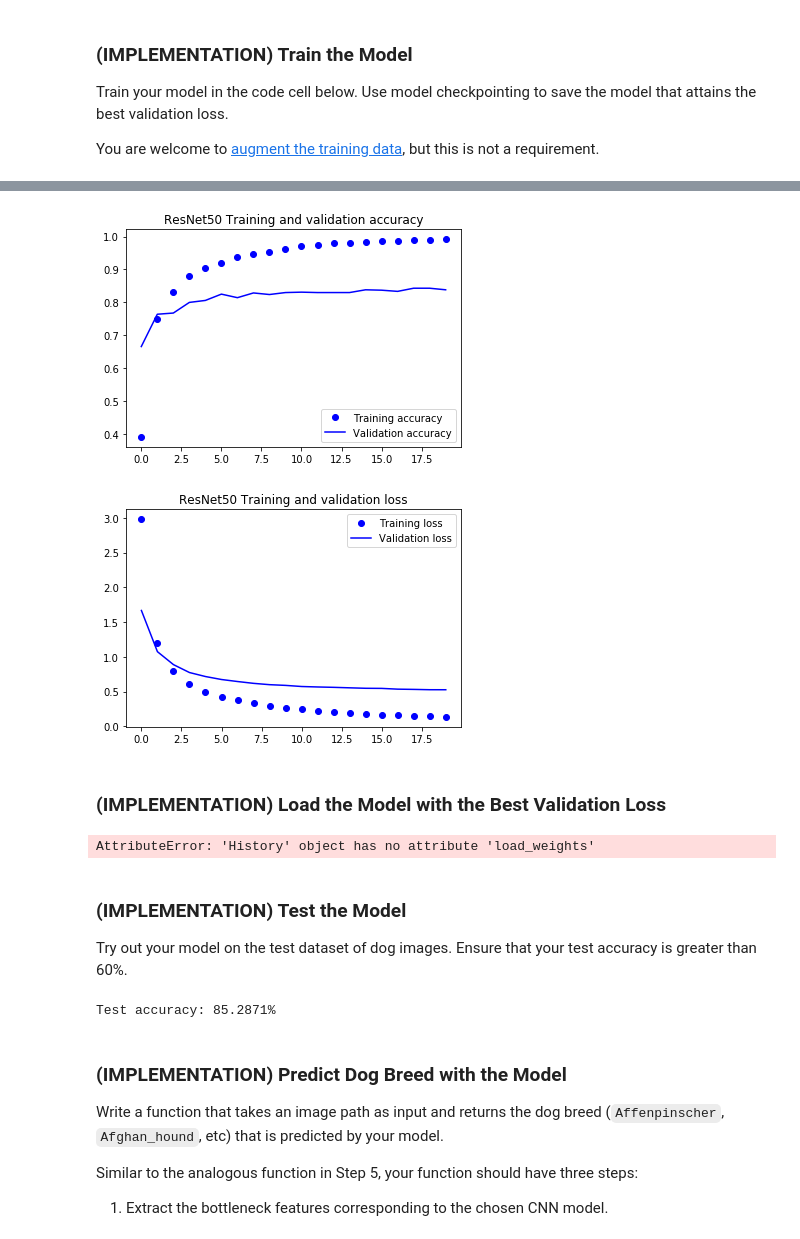
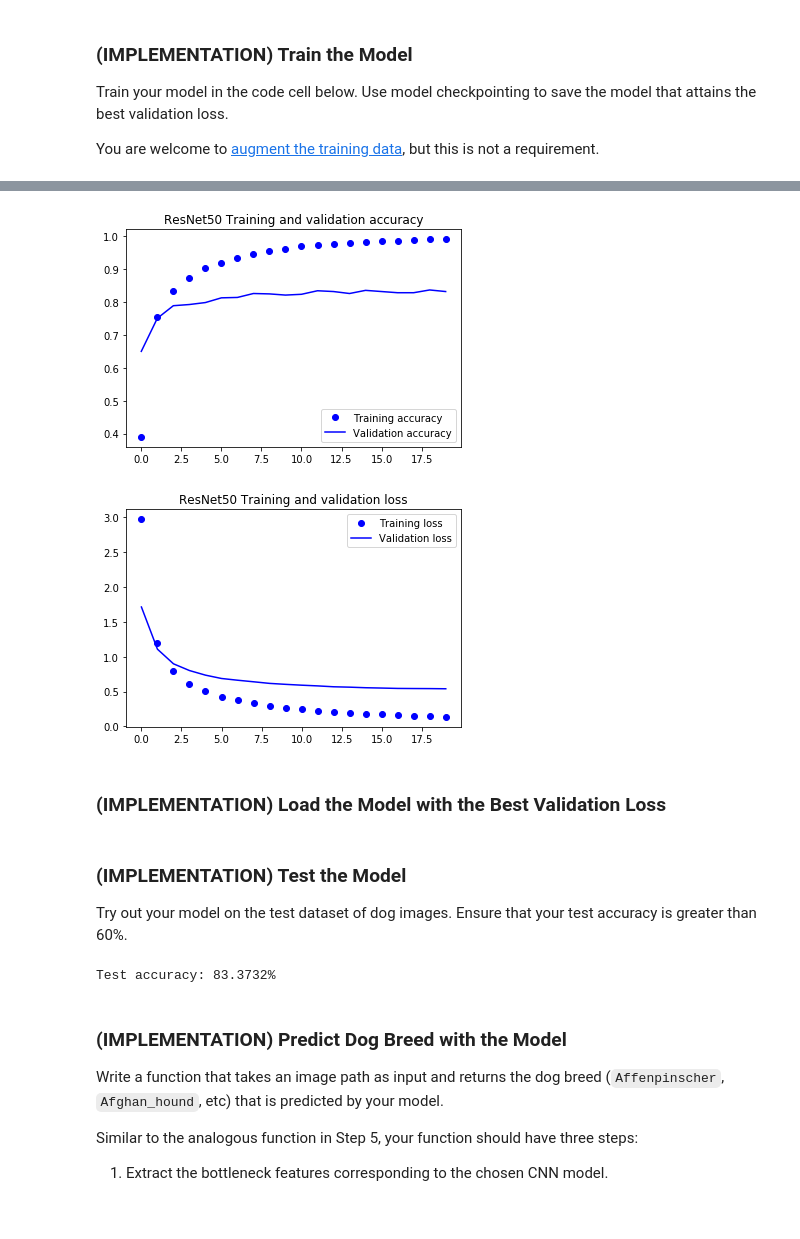
Before and after one commit to yujieguo2018/Dog_Breed, a Jupyter notebook: dog_app.ipynb, the cells around one changed output, grey strips where cells are left out. Saved outputs shown, nothing was run; the diff lists cells and outputs as text; code cells hidden in the pictures.

```diff
--- a/dog_app.ipynb
+++ b/dog_app.ipynb
@@ -651,7 +786,7 @@ from keras.callbacks import ModelCheckpoint
 checkpointer = ModelCheckpoint(filepath='saved_models/weights.best.Resnet50.hdf5',
                                verbose=1, save_best_only=True)
 
-resnet50_hist = Resnet50_model.fit(train_Resnet50, train_targets,
+resnet50_history = Resnet50_model.fit(train_Resnet50, train_targets,
           validation_data=(valid_Resnet50, valid_targets),
           epochs=20, batch_size=20, callbacks=[checkpointer], verbose=1)
 # %% [output]
@@ -675,21 +810,21 @@ Epoch 20/20
 # %%
-accuracy = resnet50_hist.history['acc']
-val_accuracy = resnet50_hist.history['val_acc']
-loss = resnet50_hist.history['loss']
-val_loss = resnet50_hist.history['val_loss']
+accuracy = resnet50_history.history['acc']
+Validation_accu = resnet50_history.history['val_acc']
+loss = resnet50_history.history['loss']
+validation_loss = resnet50_history.history['val_loss']
 epochs = range(len(accuracy))
 plt.plot(epochs, accuracy, 'bo', label='Training accuracy')
-plt.plot(epochs, val_accuracy, 'b', label='Validation accuracy')
+plt.plot(epochs, Validation_accu, 'b', label='Validation accuracy')
 plt.title('ResNet50 Training and validation accuracy')
 plt.legend()
 plt.figure()
 plt.plot(epochs, loss, 'bo', label='Training loss')
-plt.plot(epochs, val_loss, 'b', label='Validation loss')
+plt.plot(epochs, validation_loss, 'b', label='Validation loss')
 plt.title('ResNet50 Training and validation loss')
 plt.legend()
 plt.show()
 # %% [output]
-[figure, old version]
+[figure, new version]
 [figure]
 # %% [markdown]
 ### (IMPLEMENTATION) Load the Model with the Best Validation Loss
@@ -697,8 +832,6 @@ plt.show()
 ### TODO: Load the model weights with the best validation loss.
 
 Resnet50_model.load_weights('saved_models/weights.best.Resnet50.hdf5')
-# %% [output]
-AttributeError: 'History' object has no attribute 'load_weights'
 # %% [markdown]
 ### (IMPLEMENTATION) Test the Model
 
@@ -712,7 +845,7 @@ Resnet50_predictions = [np.argmax(Resnet50_model.predict(np.expand_dims(feature,
 test_accuracy = 100*np.sum(np.array(Resnet50_predictions)==np.argmax(test_targets, axis=1))/len(Resnet50_predictions)
 print('Test accuracy: %.4f%%' % test_accuracy)
 # %% [output]
-Test accuracy: 85.2871%
+Test accuracy: 83.3732%
 # %% [markdown]
 ### (IMPLEMENTATION) Predict Dog Breed with the Model
 
```
Also changed, not shown: parts of 29 cells of this notebook.
